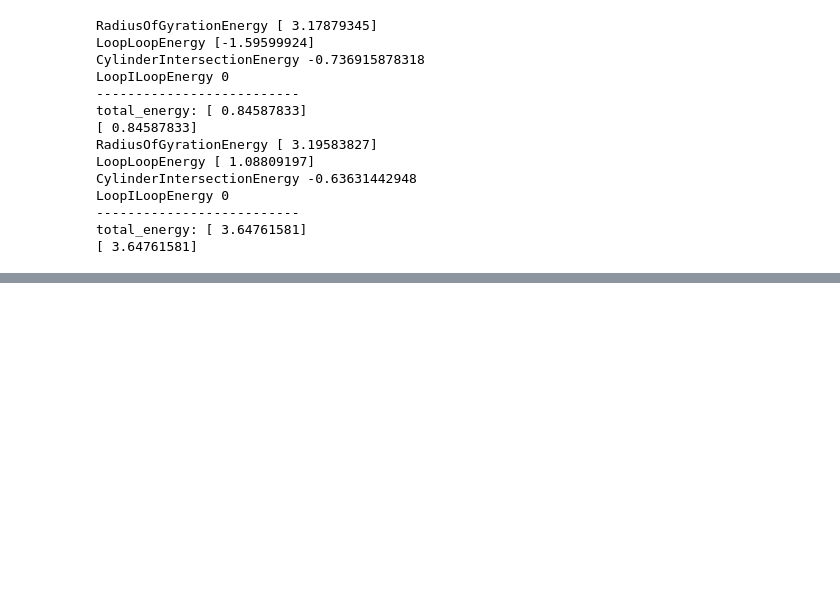
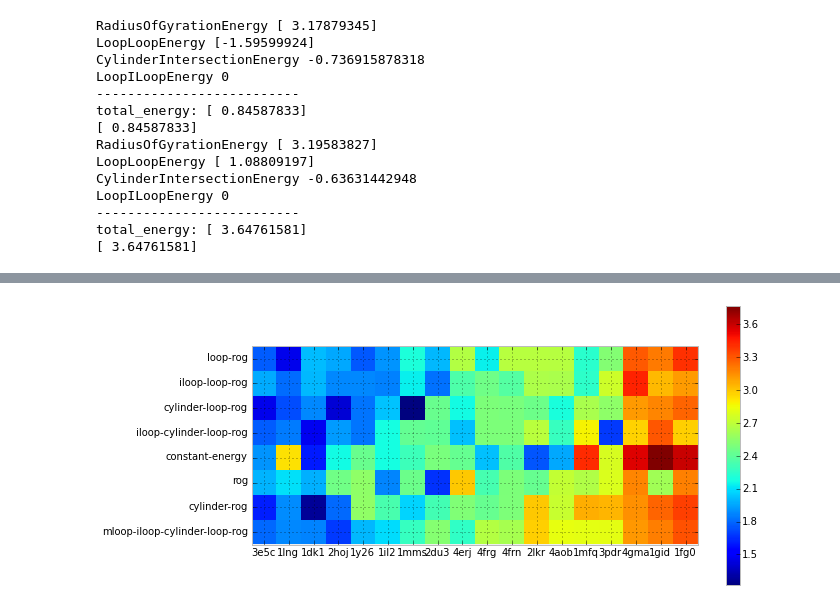
Before and after one commit to ViennaRNA/ernwin, a Jupyter notebook: ipy_notebook_ernwin.ipynb, the cells around one changed output, grey strips where cells are left out. Saved outputs shown, nothing was run; the diff lists cells and outputs as text; code cells hidden in the pictures; blank space fills up the shorter version.

```diff
--- a/ipy_notebook_ernwin.ipynb
+++ b/ipy_notebook_ernwin.ipynb
@@ -3995,0 +4008,2 @@ total_energy: [ 3.64761581]
+# %%
+t = pa.read_csv("all_rmsds.csv", header=None, sep='\t')
@@ -3995,0 +4019,25 @@ total_energy: [ 3.64761581]
+# %%
+def filter_and_plot_energies(t, measure_type, stats_type):
+    ts = t[t[0] == measure_type]
+    ts = ts[ts[5] == stats_type]
+
+    #print ts.head()
+    tnew = pa.DataFrame(data={"energy": ts[6], "pdb":ts[7], "rmsd":np.log(ts[3])})
+    #print tnew.head()
+
+    tnewer = tnew.pivot(index='energy', columns='pdb')
+    tnewer.columns = tnewer.columns.droplevel(0)
+    m = tnewer.as_matrix()
+
+    xargsrt=np.median(m.T, axis=1).argsort()
+    m = m.T[xargsrt].T
+    yargsrt = np.median(m, axis=1).argsort()
+    m = m[yargsrt]
+    plt.imshow(m, interpolation='none')
+    plt.xticks(range(len(tnewer.columns)), tnewer.columns[xargsrt])
+    plt.yticks(range(len(tnewer.index)), tnewer.index[yargsrt])
+    plt.colorbar()
+# %%
+filter_and_plot_energies(t, 'best', 'discrete')
+# %% [output]
+[figure, added]
```
Also changed, not shown: parts of 11 cells of this notebook, 4 other files.
